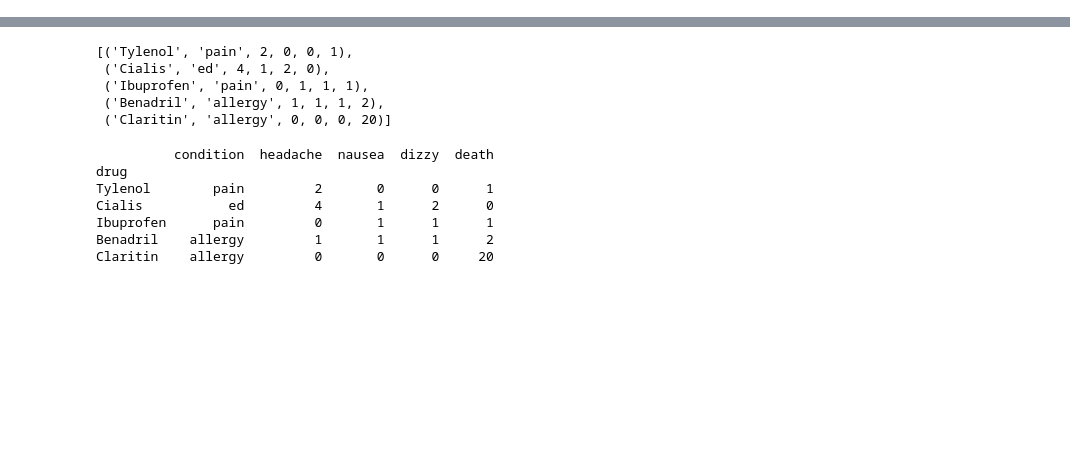
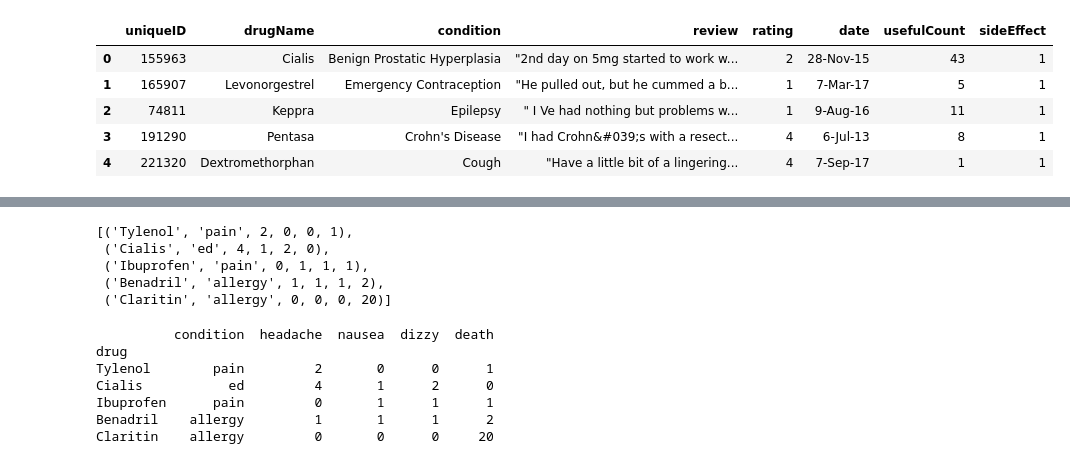
Before and after one commit to hendahmke/adverse_drug_reactions, a Jupyter notebook: notebooks/Fleming.ipynb, the cells around one changed output, grey strips where cells are left out. Drawn from its saved outputs; the diff is of its cells as text; code cells hidden in the pictures; blank space fills up the shorter version.

```diff
--- a/notebooks/Fleming.ipynb
+++ b/notebooks/Fleming.ipynb
@@ -10,0 +33,9 @@ engine = create_engine('sqlite://', echo=False)
+# %%
+long_data.head()
+# %% [output]
+|  | uniqueID | drugName | condition | review | rating | date | usefulCount | sideEffect |
+| 0 | 155963 | Cialis | Benign Prostatic Hyperplasia | "2nd day on 5mg started to work w... | 2 | 28-Nov-15 | 43 | 1 |
+| 1 | 165907 | Levonorgestrel | Emergency Contraception | "He pulled out, but he cummed a b... | 1 | 7-Mar-17 | 5 | 1 |
+| 2 | 74811 | Keppra | Epilepsy | " I Ve had nothing but problems w... | 1 | 9-Aug-16 | 11 | 1 |
+| 3 | 191290 | Pentasa | Crohn's Disease | "I had Crohn&#039;s with a resect... | 4 | 6-Jul-13 | 8 | 1 |
+| 4 | 221320 | Dextromethorphan | Cough | "Have a little bit of a lingering... | 4 | 7-Sep-17 | 1 | 1 |
```
Also changed, not shown: parts of 13 cells of this notebook, 1 other file.
